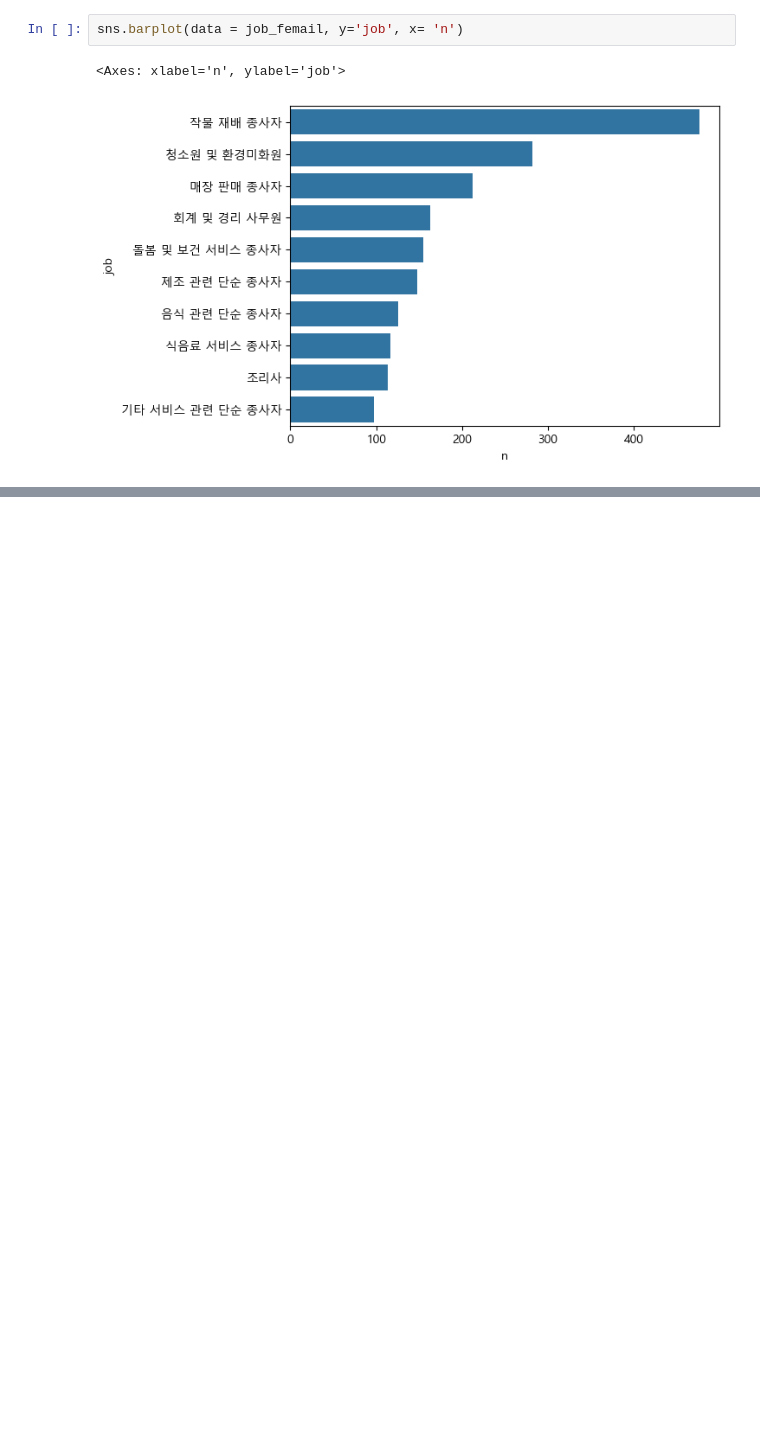
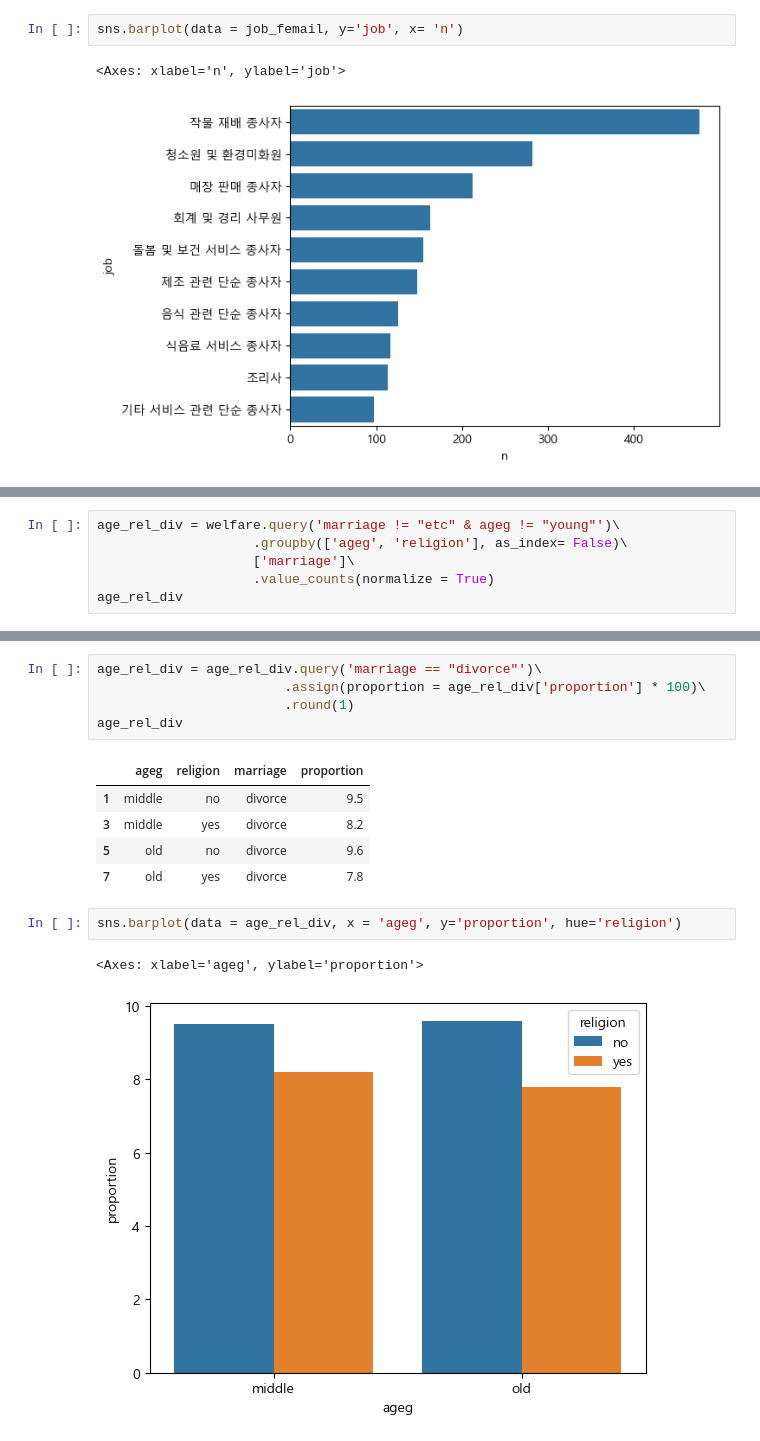
Before and after one commit to kainen0908/jupyterNootebookEx, a Jupyter notebook: ex10.ipynb, the cells around one changed output, grey strips where cells are left out. Cells and saved outputs as stored; diff of their text form; blank space fills up the shorter version.

```diff
--- a/ex10.ipynb
+++ b/ex10.ipynb
@@ -434,0 +519,6 @@ sns.barplot(data = job_femail, y='job', x= 'n')
+# %%
+age_rel_div = welfare.query('marriage != "etc" & ageg != "young"')\
+                    .groupby(['ageg', 'religion'], as_index= False)\
+                    ['marriage']\
+                    .value_counts(normalize = True)
+age_rel_div
@@ -434,0 +535,16 @@ sns.barplot(data = job_femail, y='job', x= 'n')
+# %%
+age_rel_div = age_rel_div.query('marriage == "divorce"')\
+                        .assign(proportion = age_rel_div['proportion'] * 100)\
+                        .round(1)
+age_rel_div
+# %% [output]
+|  | ageg | religion | marriage | proportion |
+| 1 | middle | no | divorce | 9.5 |
+| 3 | middle | yes | divorce | 8.2 |
+| 5 | old | no | divorce | 9.6 |
+| 7 | old | yes | divorce | 7.8 |
+# %%
+sns.barplot(data = age_rel_div, x = 'ageg', y='proportion', hue='religion')
+# %% [output]
+<Axes: xlabel='ageg', ylabel='proportion'>
+[figure, added]
```
Also changed, not shown: parts of 22 cells of this notebook, 2 other files.
